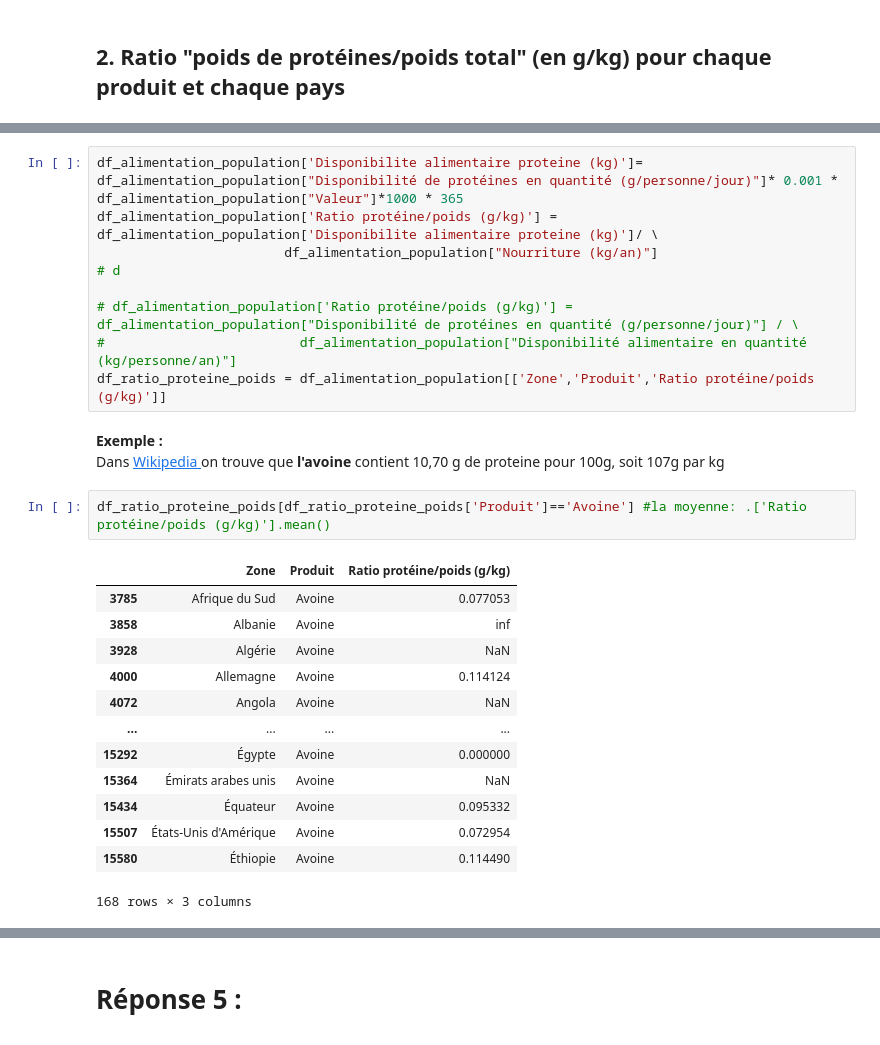
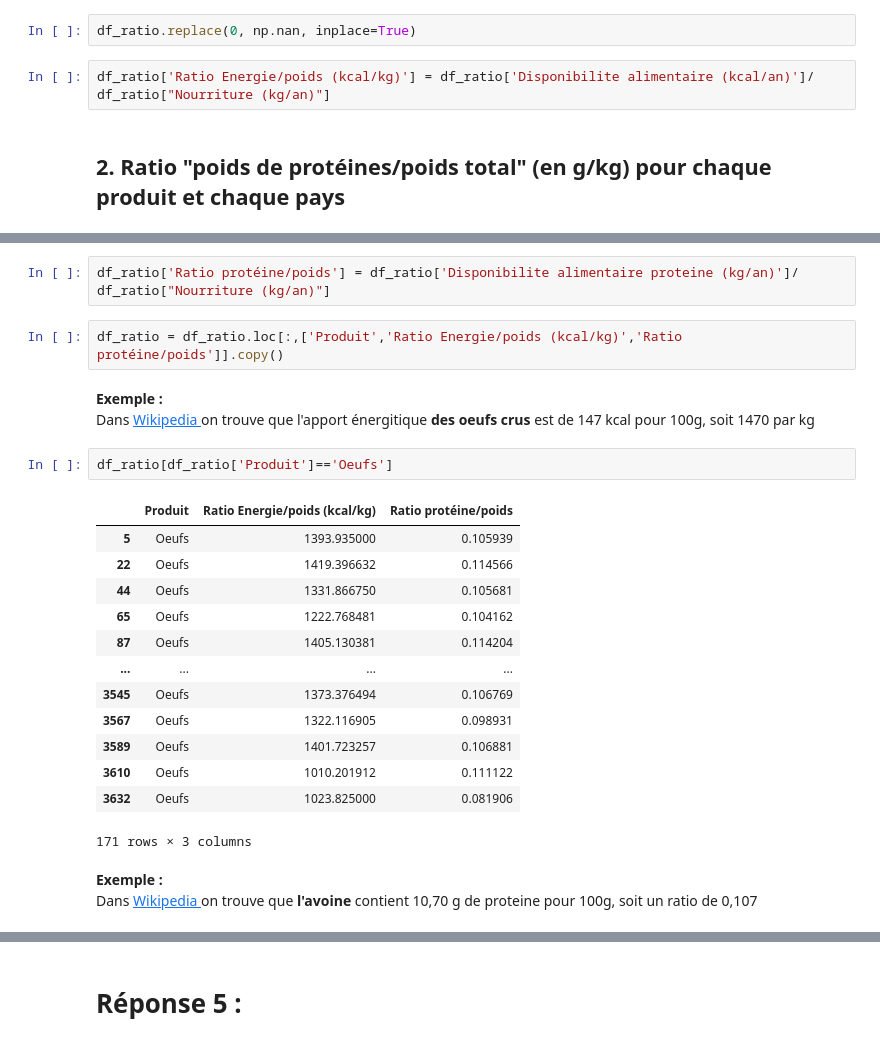
Before and after one commit to boublenza/Formation_OC, a Jupyter notebook: Projet3.ipynb, the cells around one changed output, grey strips where cells are left out. Saved outputs shown, nothing was run; the diff lists cells and outputs as text.

```diff
--- a/Projet3.ipynb
+++ b/Projet3.ipynb
@@ -403,2 +254,6 @@ df_ratio_energie_poids[df_ratio_energie_poids['Produit']=='Oeufs']
+# %%
+df_ratio.replace(0, np.nan, inplace=True)
+# %%
+df_ratio['Ratio Energie/poids (kcal/kg)'] = df_ratio['Disponibilite alimentaire (kcal/an)']/  df_ratio["Nourriture (kg/an)"]
 # %% [markdown]
 ## 2. Ratio "poids de protéines/poids total" (en g/kg) pour chaque produit et chaque pays
@@ -421,28 +260,26 @@ df_alimentation_population
-# %%
-df_alimentation_population['Disponibilite alimentaire proteine (kg)']= df_alimentation_population["Disponibilité de protéines en quantité (g/personne/jour)"]* 0.001 * df_alimentation_population["Valeur"]*1000 * 365
-df_alimentation_population['Ratio protéine/poids (g/kg)'] = df_alimentation_population['Disponibilite alimentaire proteine (kg)']/ \
-                        df_alimentation_population["Nourriture (kg/an)"]
-# d
-
-# df_alimentation_population['Ratio protéine/poids (g/kg)'] = df_alimentation_population["Disponibilité de protéines en quantité (g/personne/jour)"] / \
-#                         df_alimentation_population["Disponibilité alimentaire en quantité (kg/personne/an)"]
-df_ratio_proteine_poids = df_alimentation_population[['Zone','Produit','Ratio protéine/poids (g/kg)']]
+# %%
+df_ratio['Ratio protéine/poids'] = df_ratio['Disponibilite alimentaire proteine (kg/an)']/ df_ratio["Nourriture (kg/an)"]
+# %%
+df_ratio = df_ratio.loc[:,['Produit','Ratio Energie/poids (kcal/kg)','Ratio protéine/poids']].copy()
+# %% [markdown]
+<Strong>Exemple :</Strong> <br>
+Dans <a href='https://fr.wikipedia.org/wiki/%C5%92uf_(aliment)'> Wikipedia </a> on trouve que l'apport énergitique <b> des oeufs crus</b> est de 147 kcal pour 100g, soit 1470 par kg
+# %%
+df_ratio[df_ratio['Produit']=='Oeufs']
+# %% [output]
+|  | Produit | Ratio Energie/poids (kcal/kg) | Ratio protéine/poids |
+| 5 | Oeufs | 1393.935000 | 0.105939 |
+| 22 | Oeufs | 1419.396632 | 0.114566 |
+| 44 | Oeufs | 1331.866750 | 0.105681 |
+| 65 | Oeufs | 1222.768481 | 0.104162 |
+| 87 | Oeufs | 1405.130381 | 0.114204 |
+| ... | ... | ... | ... |
+| 3545 | Oeufs | 1373.376494 | 0.106769 |
+| 3567 | Oeufs | 1322.116905 | 0.098931 |
+| 3589 | Oeufs | 1401.723257 | 0.106881 |
+| 3610 | Oeufs | 1010.201912 | 0.111122 |
+| 3632 | Oeufs | 1023.825000 | 0.081906 |
+171 rows × 3 columns
 # %% [markdown]
 <Strong>Exemple :</Strong> <br>
-Dans <a href ='https://fr.wikipedia.org/wiki/Avoine_cultiv%C3%A9e'> Wikipedia </a> on trouve que<b> l'avoine</b> contient 10,70 g de proteine pour 100g, soit 107g par kg
+Dans <a href ='https://fr.wikipedia.org/wiki/Avoine_cultiv%C3%A9e'> Wikipedia </a> on trouve que<b> l'avoine</b> contient 10,70 g de proteine pour 100g, soit un ratio de 0,107
-# %%
-df_ratio_proteine_poids[df_ratio_proteine_poids['Produit']=='Avoine'] #la moyenne: .['Ratio protéine/poids (g/kg)'].mean()
-# %% [output]
-|  | Zone | Produit | Ratio protéine/poids (g/kg) |
-| 3785 | Afrique du Sud | Avoine | 0.077053 |
-| 3858 | Albanie | Avoine | inf |
-| 3928 | Algérie | Avoine | NaN |
-| 4000 | Allemagne | Avoine | 0.114124 |
-| 4072 | Angola | Avoine | NaN |
-| ... | ... | ... | ... |
-| 15292 | Égypte | Avoine | 0.000000 |
-| 15364 | Émirats arabes unis | Avoine | NaN |
-| 15434 | Équateur | Avoine | 0.095332 |
-| 15507 | États-Unis d'Amérique | Avoine | 0.072954 |
-| 15580 | Éthiopie | Avoine | 0.114490 |
-168 rows × 3 columns
```
Also changed, not shown: parts of 150 cells of this notebook.
